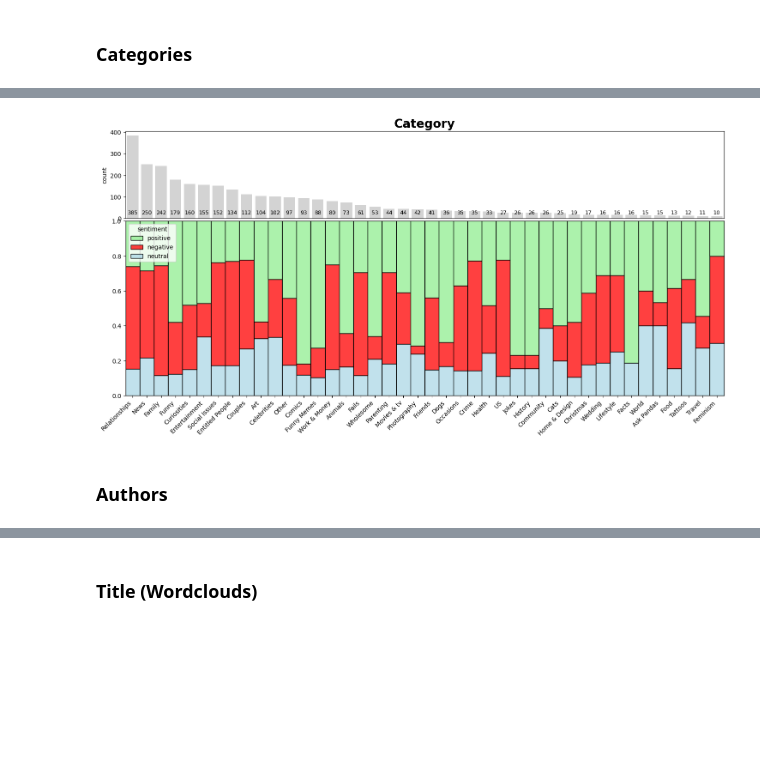
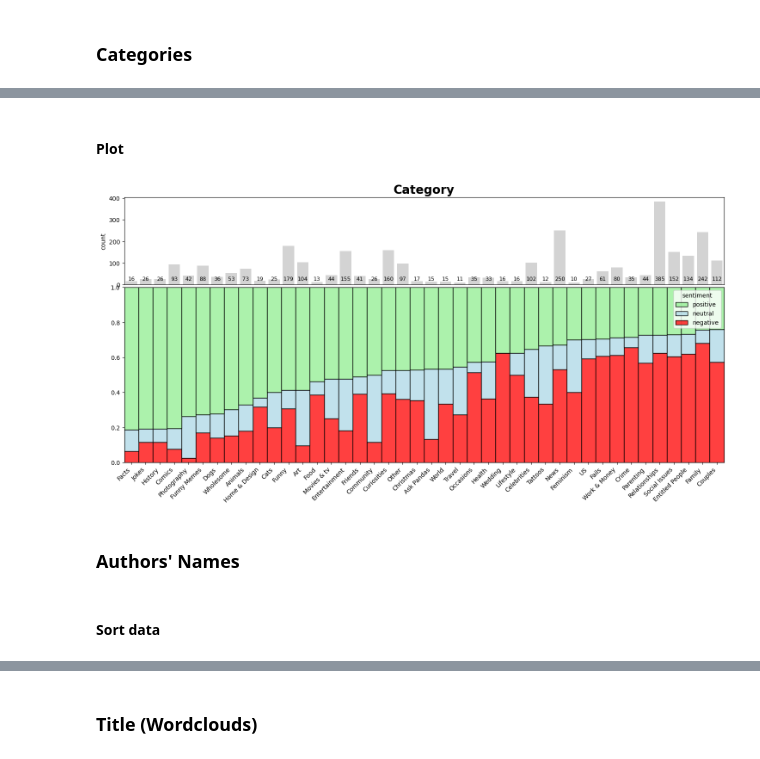
Before and after one commit to nick-peter-marcus/popculture-platform-sentiment-analysis, a Jupyter notebook: sentiment_analysis.ipynb, the cells around one changed output, grey strips where cells are left out. Cells and saved outputs as stored; diff of their text form; code cells hidden in the pictures; blank space fills up the shorter version.

```diff
--- a/sentiment_analysis.ipynb
+++ b/sentiment_analysis.ipynb
@@ -699,5 +776,6 @@ df_author_long_agg.head()
 # %%
+# Print top and bottom entries
 for col in ["sentiment_compound", "voting", "nr_comments"]:
-    print_top_bottom_n(df_author_long_agg, "sentiment_compound", 5)
+    print_top_bottom_n(df_author_long_agg, col, 5)
     print("\n")
 # %% [output]
@@ -854,6 +951,2 @@ ax.set_xlabel(None);
 # %% [markdown]
 ### Categories
-# %%
-# Sort by count and Category Name
-df_cat_long = df_cat_long.sort_values(by=["count", "Category Shortened"], ascending=False)
-df_cat_long_agg = df_cat_long_agg.sort_values(by="count", ascending=False)
@@ -863,0 +955,12 @@ df_cat_long_agg["count"]["News"]
+# %%
+# Create aggregated df for sorting categories based on share of positive postings
+df_cat_pos = (df_cat_long
+              .groupby(["Category Shortened", "sentiment"])
+              .agg({"sentiment": "count"})
+              .rename(columns={"sentiment": "sentiment_count"})
+              .reset_index())
+df_cat_pos = df_cat_pos[df_cat_pos["sentiment"] == "positive"]
+df_cat_pos["category_count"] = df_cat_pos["Category Shortened"].map(df_cat_long["Category Shortened"].value_counts())
+df_cat_pos["share_positive"] = df_cat_pos["sentiment_count"] / df_cat_pos["category_count"]
+df_cat_pos = df_cat_pos.sort_values(by="share_positive", ascending=False)
+df_cat_pos.head()
@@ -864,30 +974,42 @@ df_cat_long_agg["count"]["News"]
+# %%
+# Sort by share of positive posts within category
+category_order = {category: position for category, position in zip(df_cat_pos["Category Shortened"], range(len(df_cat_pos)))}
+
+df_cat_long = df_cat_long.sort_values(by="Category Shortened", key=lambda col: col.map(category_order))
+df_cat_long_agg = df_cat_long_agg.sort_values(by="Category Shortened", key=lambda col: col.map(category_order))
+# %% [markdown]
+#### Plot
 # %%
+# Define canvas
 fig, axs = plt.subplots(figsize=(18,8), height_ratios=[4, 8], nrows=2)
 plt.subplots_adjust(hspace=0.02)
 
-sns.countplot(data=df_cat_long,
-              x="Category Shortened",
+# Upper plot: total frequency of each category
+sns.countplot(data=df_cat_long, x="Category Shortened",
               palette=["lightgrey"],
               ax=axs[0])
 axs[0].set_xticks([])
 axs[0].set_xlabel(None)
 axs[0].set_title("Category", weight="bold", size=20)
+# Label bars
 for index, cat in enumerate(df_cat_long_agg.index):
     count_val = df_cat_long_agg["count"][cat]
     axs[0].text(y=20, x=index, s=count_val, ha="center", size=9)
 
-sns.histplot(data=df_cat_long,
+# Bottom plot: share of pos., neut., and negative posts within each category
+sns.histplot(data=df_cat_long, x="Category Shortened",
              bins=len(df_cat_long["Category Shortened"].unique()),
-             x="Category Shortened",
              hue="sentiment",
-             hue_order=["positive", "negative", "neutral"],
-             palette=["lightgreen", "red", "lightblue"],
+             hue_order=["positive", "neutral", "negative"],
+             palette=["lightgreen", "lightblue", "red"],
              multiple="fill",
              ax=axs[1])
 axs[1].set_xticks(axs[1].get_xticks(), axs[1].get_xticklabels(), rotation=45, ha='right')
 axs[1].set_ylabel(None)
 axs[1].set_xlabel(None);
 # %% [output]
-[figure, old version]
+[figure, new version]
 # %% [markdown]
-### Authors
+### Authors' Names
+# %% [markdown]
+#### Sort data
```
Also changed, not shown: parts of 67 cells of this notebook.
